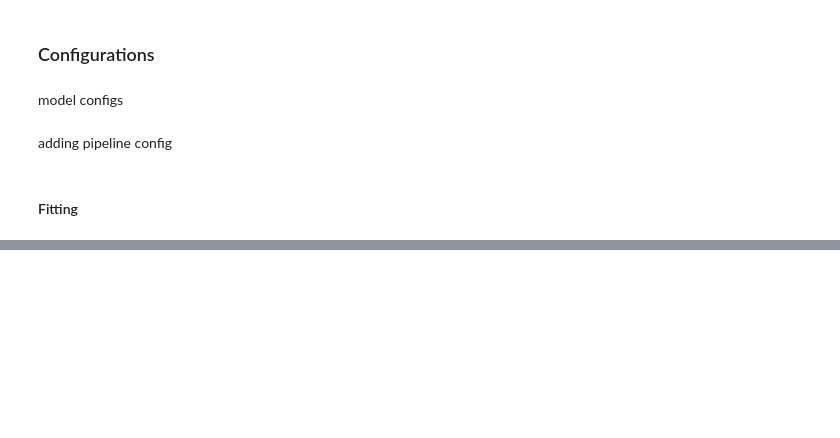
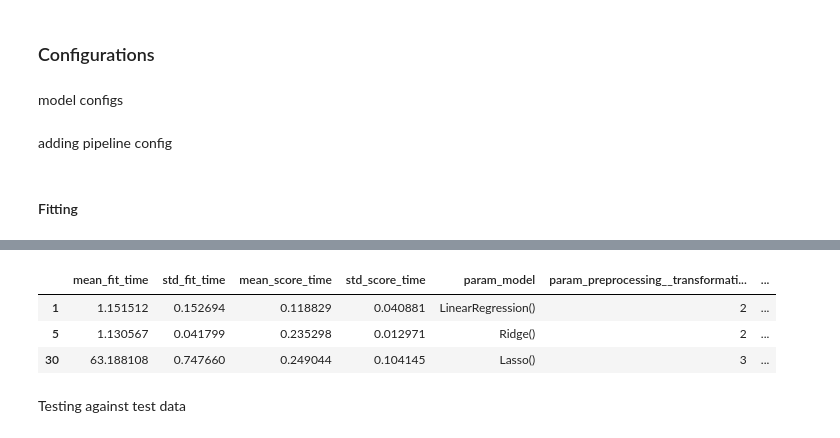
Before and after one commit to Sammuel21/pridav-music-project, a Jupyter notebook: Development/gulas16/optimized-linear.ipynb, the cells around one changed output, grey strips where cells are left out. Cells and saved outputs as stored; diff of their text form; code cells hidden in the pictures; blank space fills up the shorter version.

```diff
--- a/Development/gulas16/optimized-linear.ipynb
+++ b/Development/gulas16/optimized-linear.ipynb
@@ -149,0 +203,9 @@ NameError: name 'GridSearchCV' is not defined
+# %%
+best_models
+# %% [output]
+|  | mean_fit_time | std_fit_time | mean_score_time | std_score_time | param_model | param_preprocessing__transformati... | ... |
+| 1 | 1.151512 | 0.152694 | 0.118829 | 0.040881 | LinearRegression() | 2 | ... |
+| 5 | 1.130567 | 0.041799 | 0.235298 | 0.012971 | Ridge() | 2 | ... |
+| 30 | 63.188108 | 0.747660 | 0.249044 | 0.104145 | Lasso() | 3 | ... |
+# %% [markdown]
+Testing against test data
```
Also changed, not shown: parts of 17 cells of this notebook, 1 other file.
